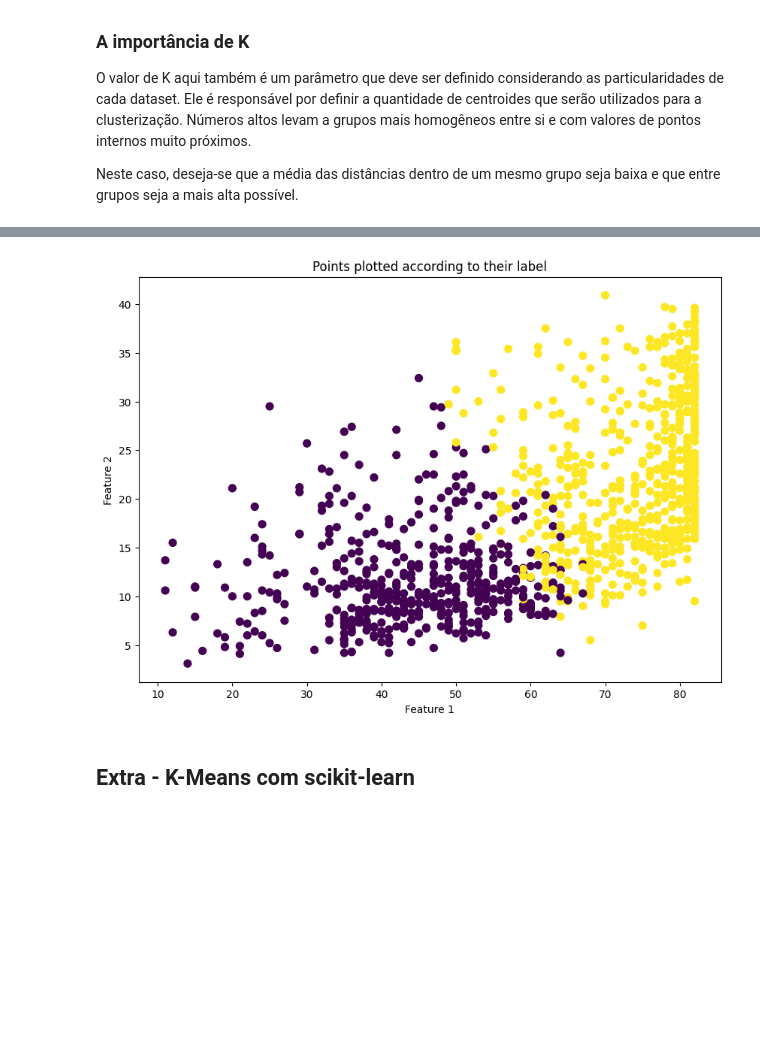
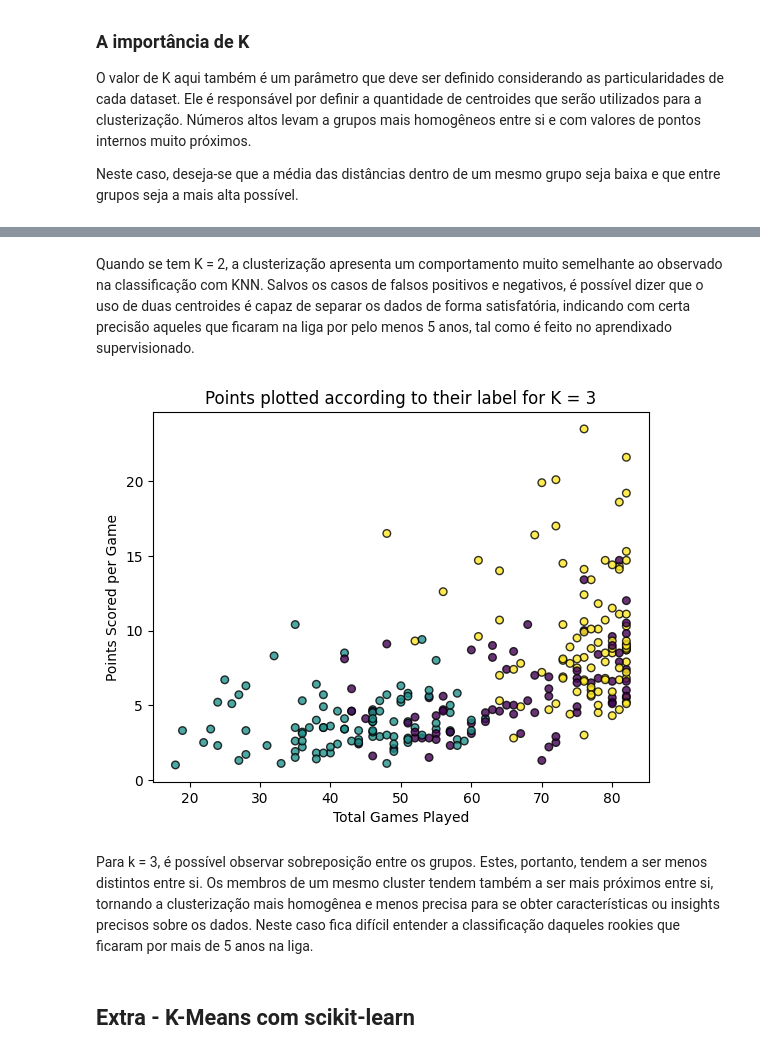
Before and after one commit to paduathiago/ML-supervised-and-unsupervised, a Jupyter notebook: tp2.ipynb, the cells around one changed output, grey strips where cells are left out. Cells and saved outputs as stored; diff of their text form; code cells hidden in the pictures; blank space fills up the shorter version.

```diff
--- a/tp2.ipynb
+++ b/tp2.ipynb
@@ -344,0 +347,17 @@ class K_Means:
+# %%
+k_means = K_Means(2)
+k_means.fit(test_X)
+cluster_labels = k_means.predict(test_X)
+
+fig, axes = plt.subplots(1, 2, figsize=(15, 5))
+axes[0].scatter(test_X.loc[:, "GP"], test_X.loc[:, "PTS"], c=cluster_labels, s=30, cmap='viridis', alpha=0.8, edgecolors='black')
+axes[0].set_xlabel('Total Games Played')
+axes[0].set_ylabel('Points Scored per Game')
+axes[0].set_title('Points plotted according to their label for K = 2 in K-means')
+
+axes[1].scatter(test_X.loc[:, "GP"], test_X.loc[:, "PTS"], c=predictions, s=30, cmap='viridis', alpha=0.8, edgecolors='black')
+axes[1].set_xlabel('Total Games Played')
+axes[1].set_ylabel('Points Scored per Game')
+axes[1].set_title('Points categorized according to the 201 nearest neighbors')
+
+plt.show()
@@ -345,15 +366,19 @@ class K_Means:
+# %% [markdown]
+Quando se tem K = 2, a clusterização apresenta um comportamento muito semelhante ao observado na classificação com KNN. Salvos os casos de falsos positivos e negativos, é possível dizer que o uso de duas centroides é capaz de separar os dados de forma satisfatória, indicando com certa precisão aqueles que ficaram na liga por pelo menos 5 anos, tal como é feito no aprendixado supervisionado.
 # %%
-k_means = K_Means(2)
-k_means.fit(train_X)
-cluster_labels = k_means.predict(train_X)
+k_means = K_Means(3)
+k_means.fit(test_X)
+cluster_labels = k_means.predict(test_X)
 
-plt.figure(figsize=(10, 7))
-plt.scatter(train_X.iloc[:, 0], train_X.iloc[:, 1], c=cluster_labels, s=50, cmap='viridis')
-plt.xlabel('Feature 1')
-plt.ylabel('Feature 2')
-plt.title('Points plotted according to their label')
+plt.scatter(test_X.loc[:, "GP"], test_X.loc[:, "PTS"], c=cluster_labels, s=30, cmap='viridis', alpha=0.8, edgecolors='black')
+plt.xlabel('Total Games Played')
+plt.ylabel('Points Scored per Game')
+plt.title('Points plotted according to their label for K = 3')
+
 plt.show()
 # %% [output]
-[figure, old version]
+[figure, new version]
+# %% [markdown]
+Para k = 3, é possível observar sobreposição entre os grupos. Estes, portanto, tendem a ser menos distintos entre si. Os membros de um mesmo cluster tendem também a ser mais próximos entre si, tornando a clusterização mais homogênea e menos precisa para se obter características ou insights precisos sobre os dados. Neste caso fica difícil entender a classificação daqueles rookies que ficaram por mais de 5 anos na liga.
 # %% [markdown]
 ## Extra - K-Means com scikit-learn
```
Also changed, not shown: parts of 7 cells of this notebook.
